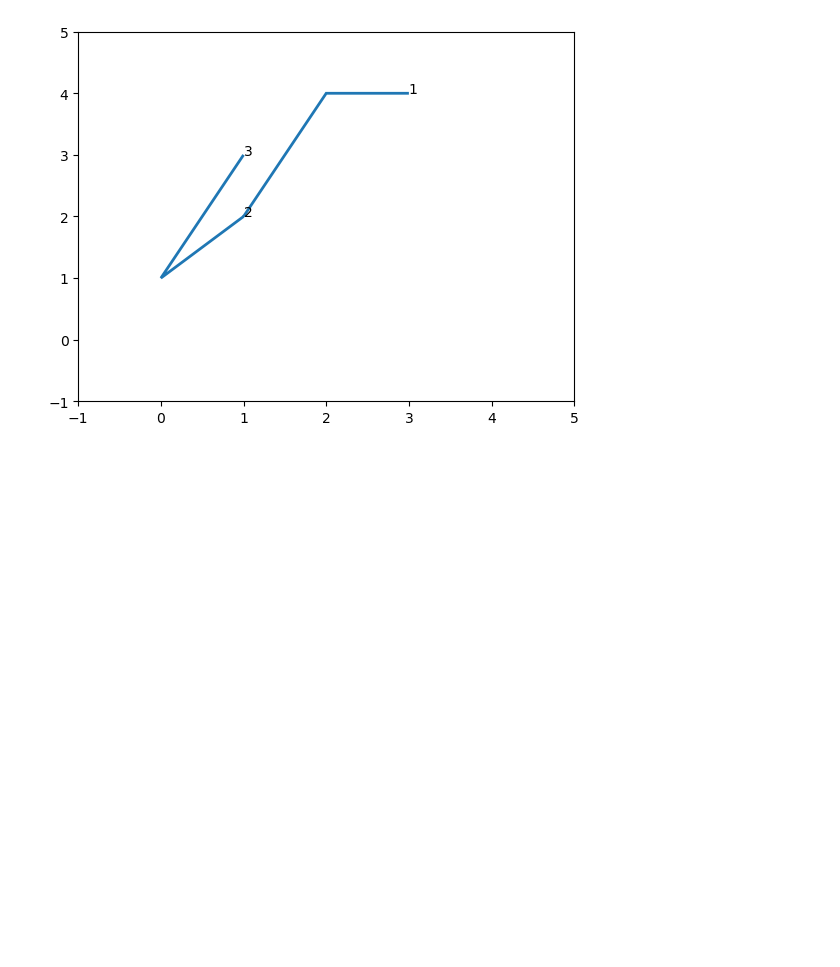
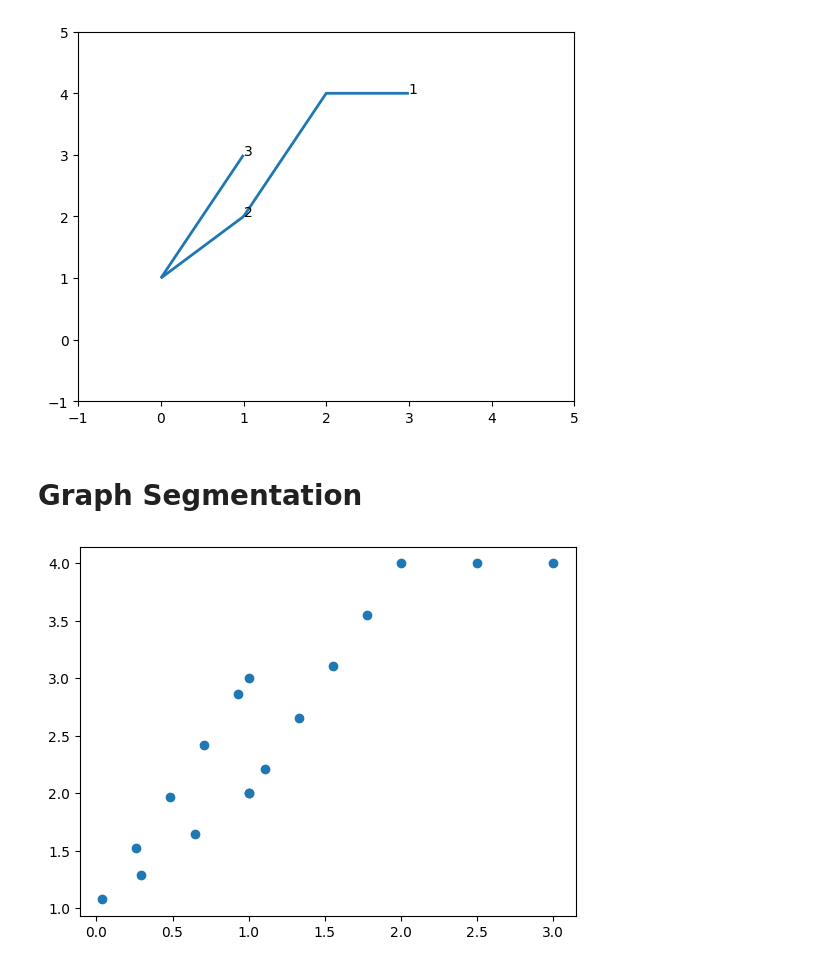
Before and after one commit to amin942001/STHype, a Jupyter notebook: examples/spatial_graph.ipynb, the cells around one changed output. Cells and saved outputs as stored; diff of their text form; code cells hidden in the pictures; blank space fills up the shorter version.

Commit message:
SpatialGraph Segmentation example

```diff
--- a/examples/spatial_graph.ipynb
+++ b/examples/spatial_graph.ipynb
@@ -51,3 +48,16 @@ POINT (3 4)
 plot = plot_spatial_graph(sg, add_nodes=True, region=[[-1, -1], [5, 5]]);
 # %% [output]
 [figure]
+# %% [markdown]
+# Graph Segmentation
+# %%
+from sthype.hypergraph.hypergraph_from_spatial_graphs import graph_segmentation
+import matplotlib.pyplot as plt
+
+g = graph_segmentation(sg, 0.5)
+points = [data['position'] for _, data in g.nodes(data=True)]
+x = [point.x for point in points]
+y = [point.y for point in points]
+plt.scatter(x,y);
+# %% [output]
+[figure, added]
```
Also changed, not shown: parts of 2 cells of this notebook.
